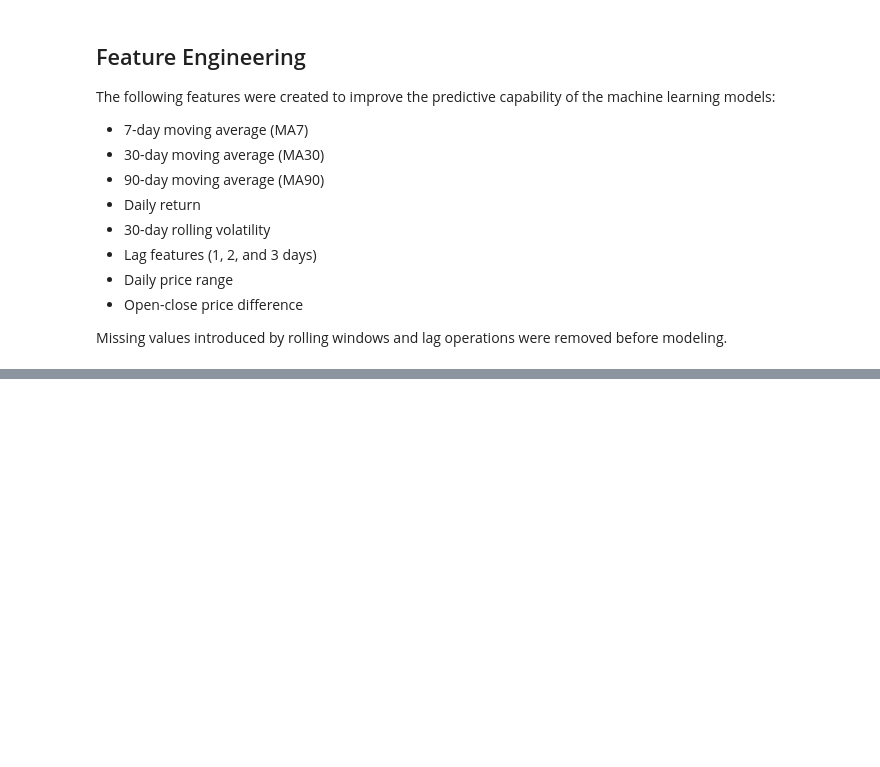
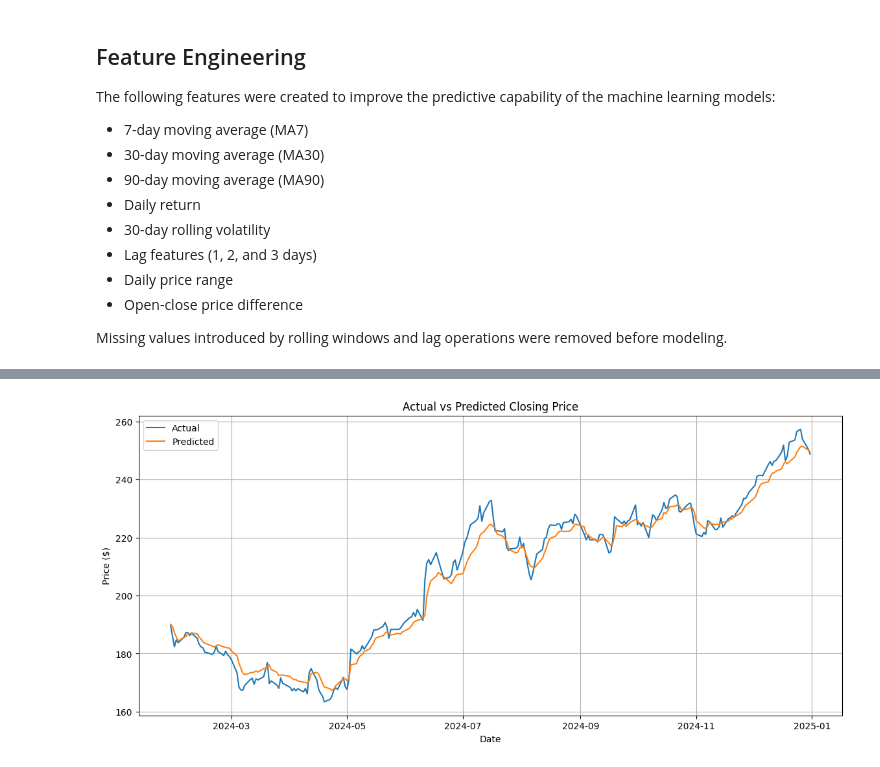
Before and after one commit to omarehabmo/ML-Stock-Price-Prediction, a Jupyter notebook: stock-price-prediction/notebooks/01_data_collection.ipynb, the cells around one changed output, grey strips where cells are left out. Saved outputs shown, nothing was run; the diff lists cells and outputs as text; code cells hidden in the pictures; blank space fills up the shorter version.

```diff
--- a/stock-price-prediction/notebooks/01_data_collection.ipynb
+++ b/stock-price-prediction/notebooks/01_data_collection.ipynb
@@ -436,0 +444,6 @@ Missing values introduced by rolling windows and lag operations were removed bef
+# %%
+X = df.drop(columns=['Close'])
+
+y = df['Close']
+print(X.shape)
+print(y.shape)
@@ -436,0 +453,14 @@ Missing values introduced by rolling windows and lag operations were removed bef
+# %%
+split_index = int(len(df) * 0.8)
+
+X_train = X[:split_index]
+X_test = X[split_index:]
+
+y_train = y[:split_index]
+y_test = y[split_index:]
+# %%
+from sklearn.linear_model import LinearRegression
+model = LinearRegression()
+model.fit(X_train, y_train)
+predictions = model.predict(X_test)
+predictions[:10]
@@ -436,0 +471,6 @@ Missing values introduced by rolling windows and lag operations were removed bef
+# %%
+results = y_test.to_frame(name='Actual')
+
+results['Predicted'] = predictions
+
+results.head(10)
@@ -436,0 +490,17 @@ Missing values introduced by rolling windows and lag operations were removed bef
+# %%
+import matplotlib.pyplot as plt
+
+plt.figure(figsize=(14,6))
+
+plt.plot(results.index, results['Actual'], label='Actual')
+plt.plot(results.index, results['Predicted'], label='Predicted')
+
+plt.title('Actual vs Predicted Closing Price')
+plt.xlabel('Date')
+plt.ylabel('Price ($)')
+plt.legend()
+plt.grid(True)
+
+plt.show()
+# %% [output]
+[figure, added]
```
Also changed, not shown: parts of 5 cells of this notebook.
